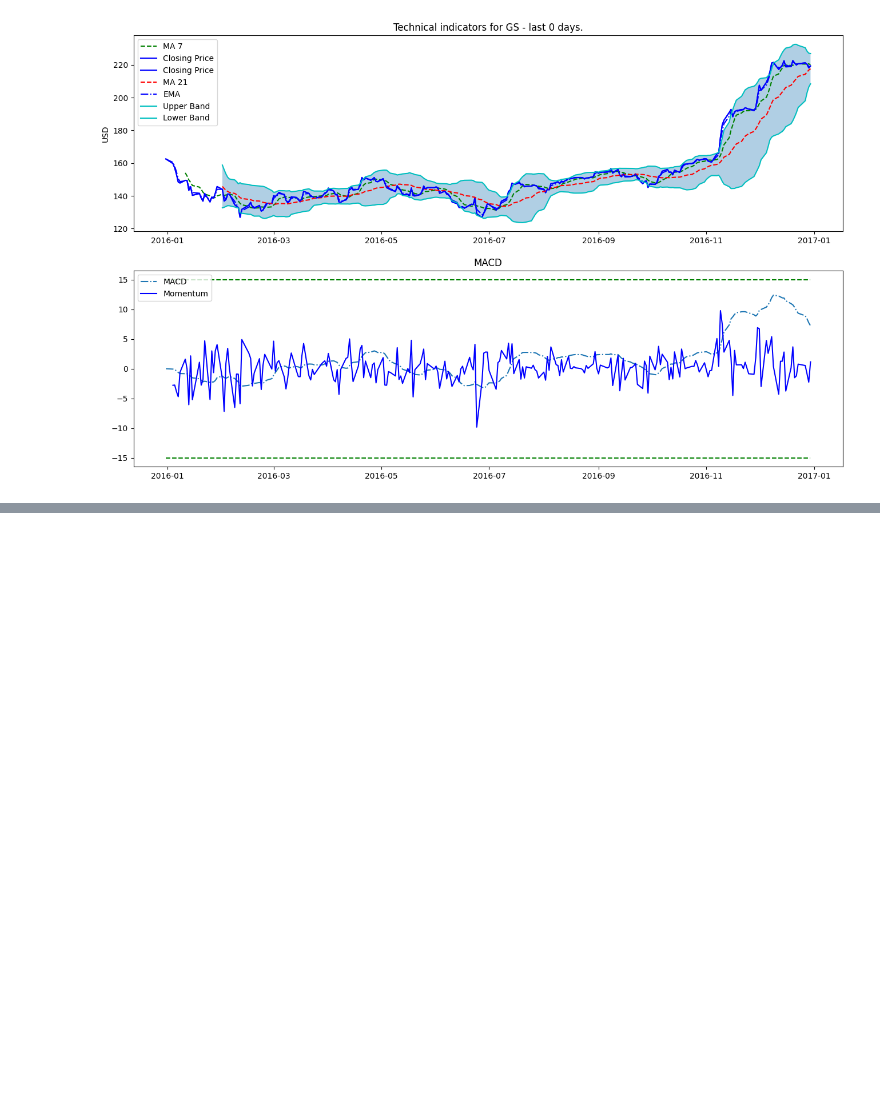
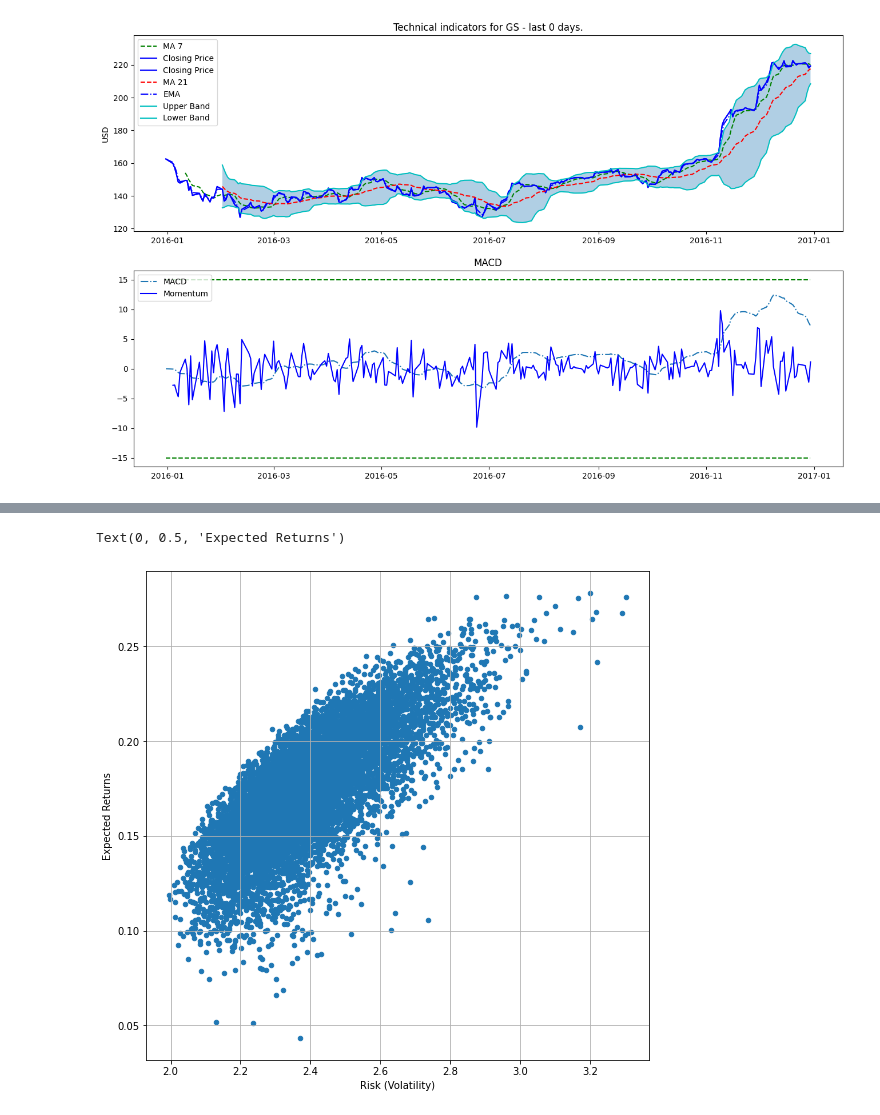
Before and after one commit to hjunleon/my_treehouse, a Jupyter notebook: treehouse Quant Test.ipynb, the cells around one changed output, grey strips where cells are left out. Drawn from its saved outputs; the diff is of its cells as text; code cells hidden in the pictures; blank space fills up the shorter version.

Commit message:
Almost done, left with tuning Portfolio allocation

```diff
--- a/treehouse Quant Test.ipynb
+++ b/treehouse Quant Test.ipynb
@@ -681,0 +733,27 @@ xmacd_:2015-12-31 00:00:00
+# %%
+for idx in range(num_samples):
+    cur_weights = np.random.random(num_assets)
+    cur_weights = cur_weights/np.sum(cur_weights)
+    port_weights.append(cur_weights)
+
+    cur_returns = cur_weights @ indi_rets
+    port_returns.append(cur_returns)
+
+#     print(var)
+    cov_matrix = returns.cov()
+    annulaised_cov_mat = cov_matrix * 247
+    var = cur_weights.T@annulaised_cov_mat@cur_weights
+#     var = var_matrix.mul(cur_weights, axis=0)
+#     print(var)
+#     var = var.mul(cur_weights, axis=1).sum().sum()
+    sd = np.sqrt(var)
+    ann_sd = sd*np.sqrt(247)
+    port_vol.append(ann_sd)
+# %%
+data = {
+    'returns': port_returns,
+    'volatility':port_vol,
+}
+# %%
+for idx, ticker in enumerate(tickers):
+    data[ticker+' weight'] = [w[idx] for w in port_weights]
@@ -681,0 +773,3 @@ xmacd_:2015-12-31 00:00:00
+# %%
+portfolios_one_year = pd.DataFrame(data)
+portfolios_one_year.head()
@@ -681,0 +783,7 @@ xmacd_:2015-12-31 00:00:00
+# %%
+portfolios_one_year.plot.scatter(x='volatility', y='returns',grid=True, figsize=[9,9])
+plt.xlabel("Risk (Volatility)")
+plt.ylabel("Expected Returns")
+# %% [output]
+Text(0, 0.5, 'Expected Returns')
+[figure, added]
```
Also changed, not shown: parts of 33 cells of this notebook, 3 other files.
